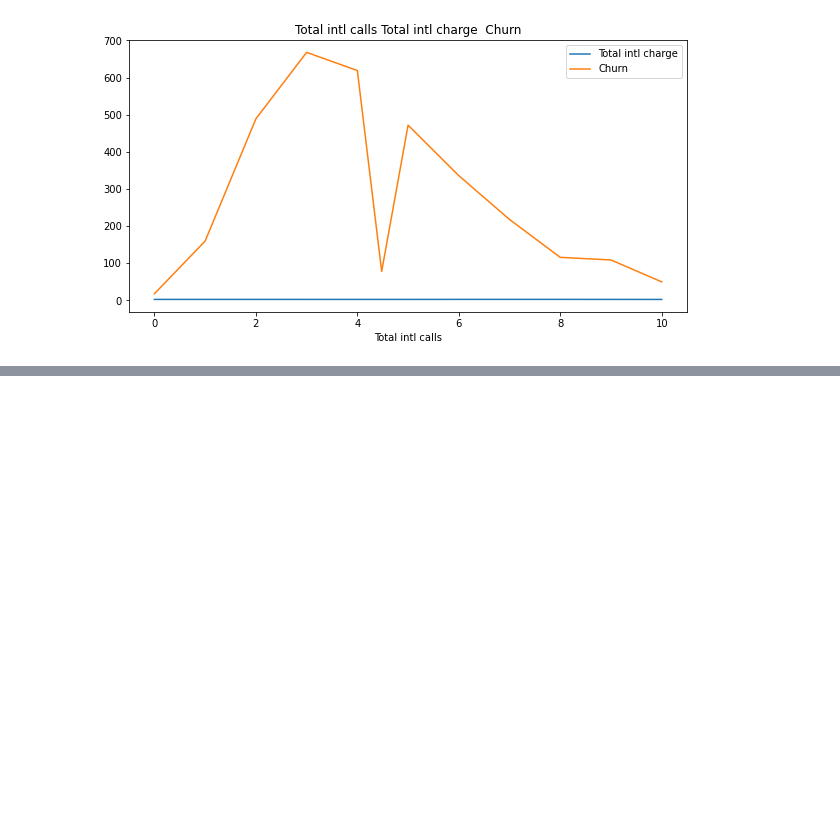
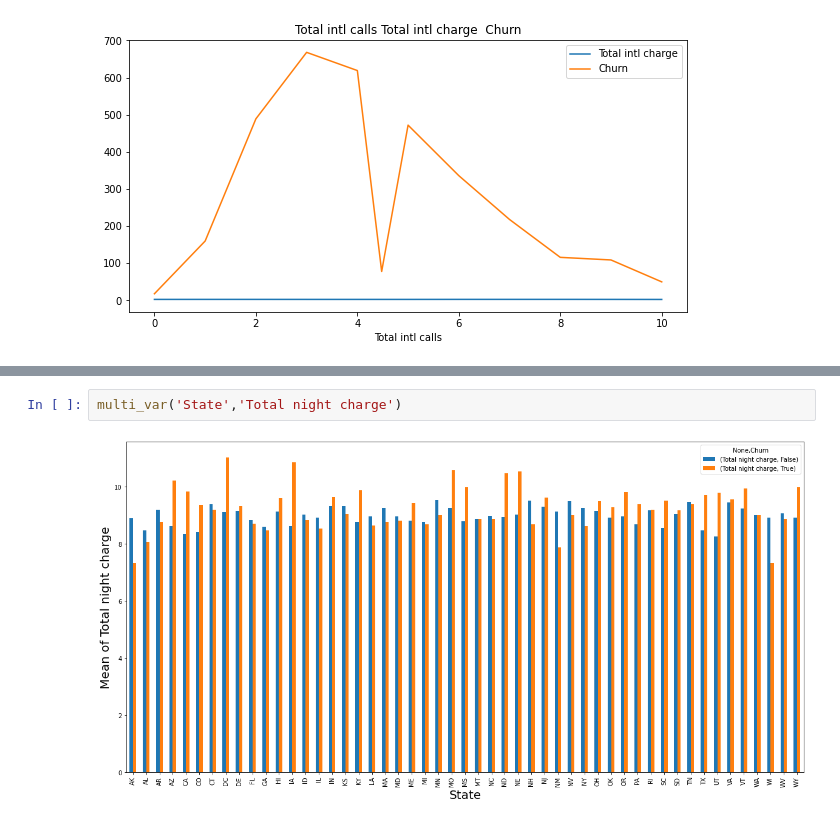
Before and after one commit to MiteshBhanushali/TelecomChurnAnalysis, a Jupyter notebook: Copy_of_Telecom_Churn_Analysis_Capstone_Project.ipynb, the cells around one changed output, grey strips where cells are left out. Saved outputs shown, nothing was run; the diff lists cells and outputs as text; blank space fills up the shorter version.

```diff
--- a/Copy_of_Telecom_Churn_Analysis_Capstone_Project.ipynb
+++ b/Copy_of_Telecom_Churn_Analysis_Capstone_Project.ipynb
@@ -282,0 +302,4 @@ biv_plot('Total intl calls','Total intl charge')
+# %%
+multi_var('State','Total night charge')
+# %% [output]
+[figure, added]
```
Also changed, not shown: parts of 11 cells of this notebook.
